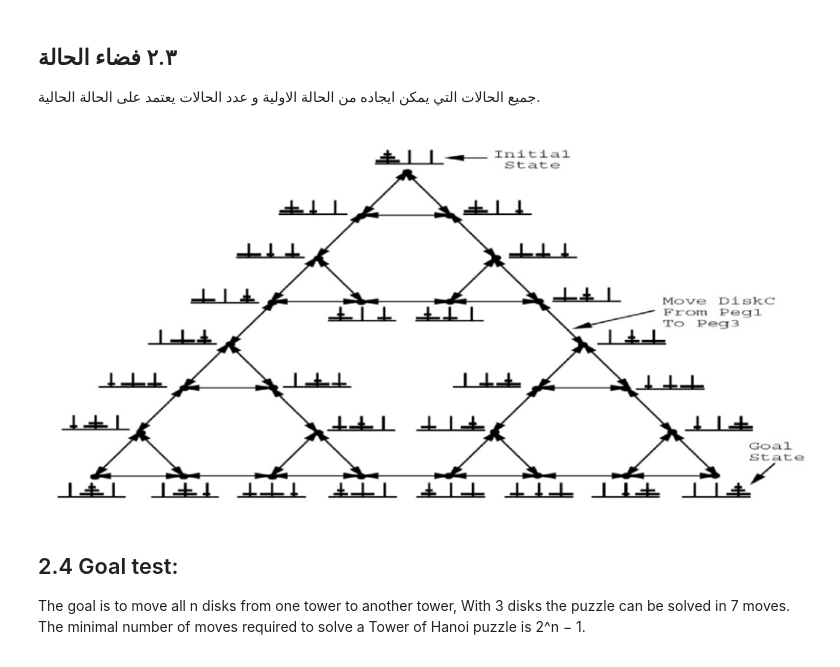
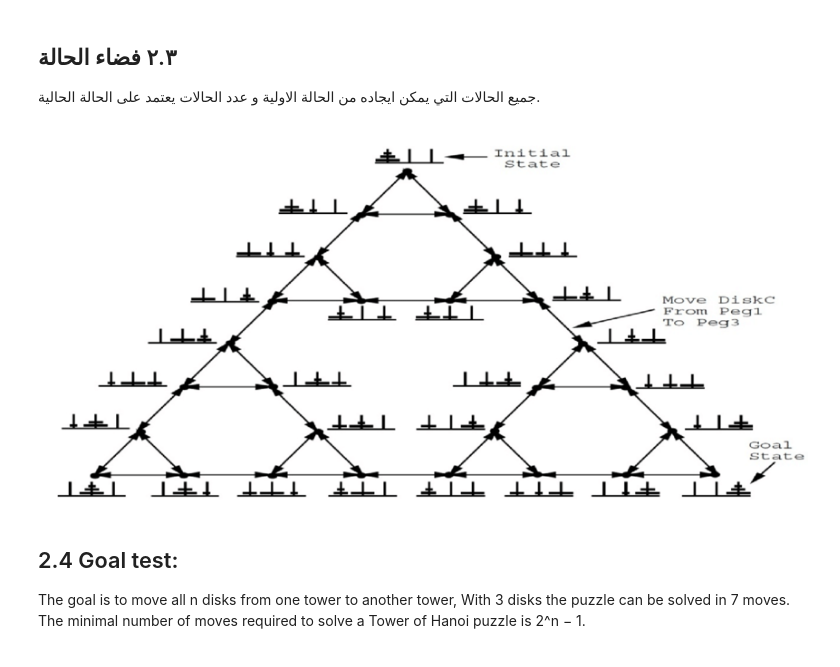
Before and after one commit to Abdullah1B/Project_CS361, a Jupyter notebook: TowerOfHanoi (1).ipynb, the cells around one changed output. Drawn from its saved outputs; the diff is of its cells as text; code cells hidden in the pictures.

```diff
--- a/TowerOfHanoi (1).ipynb
+++ b/TowerOfHanoi (1).ipynb
@@ -81,8 +83,11 @@ A single disk can be moved at a time. </p>
 <h2>٢.٣ فضاء الحالة</h2>
 <p> جميع الحالات التي يمكن ايجاده من الحالة الاولية و عدد الحالات يعتمد على الحالة الحالية. </p>
 <div>
-# %% [markdown]
-![Figure-2-State-Space-for-the-Three-Disk-Tower-of-Hanoi-Puzzle5.png](attachment:Figure-2-State-Space-for-the-Three-Disk-Tower-of-Hanoi-Puzzle5.png)
+# %%
+from IPython.display import Image
+Image("img/state.png")
+# %% [output]
+[figure, added]
 # %% [markdown]
 
 <div>
```
Also changed, not shown: parts of 13 cells of this notebook, 3 other files.
